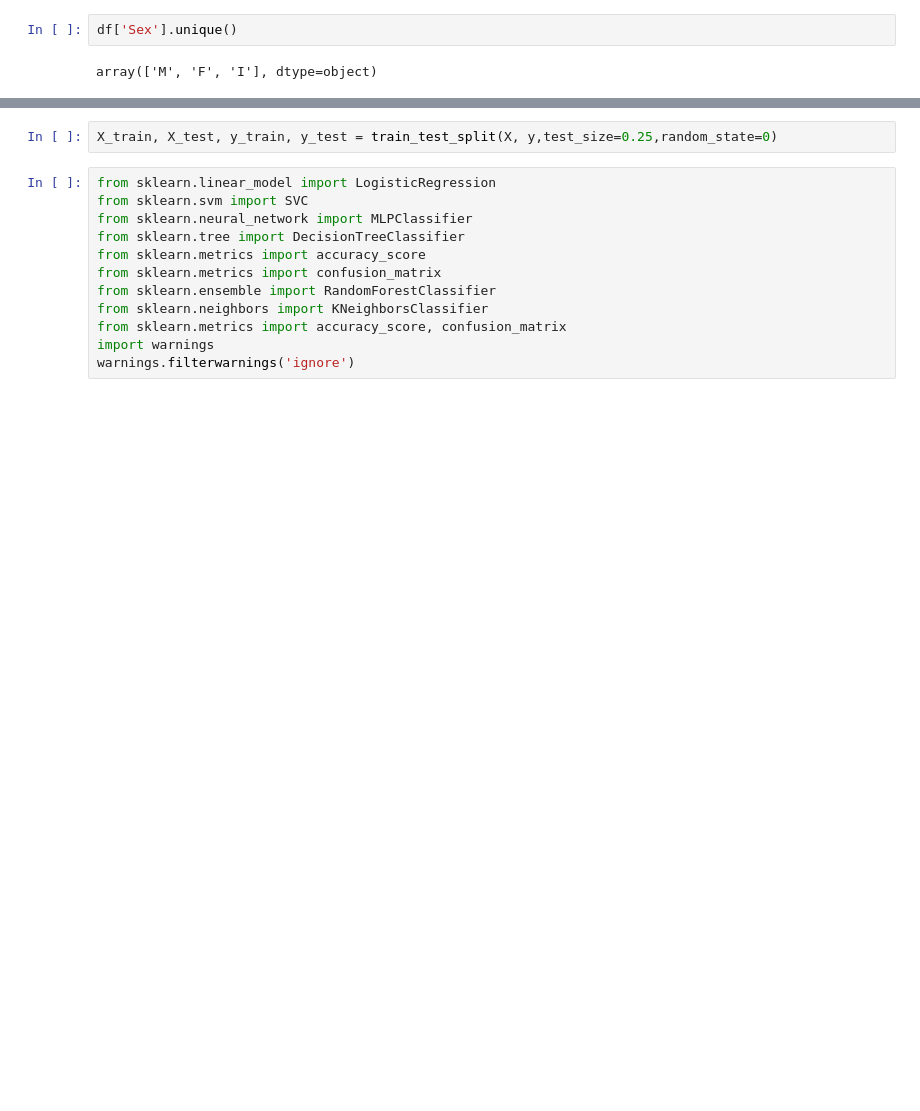
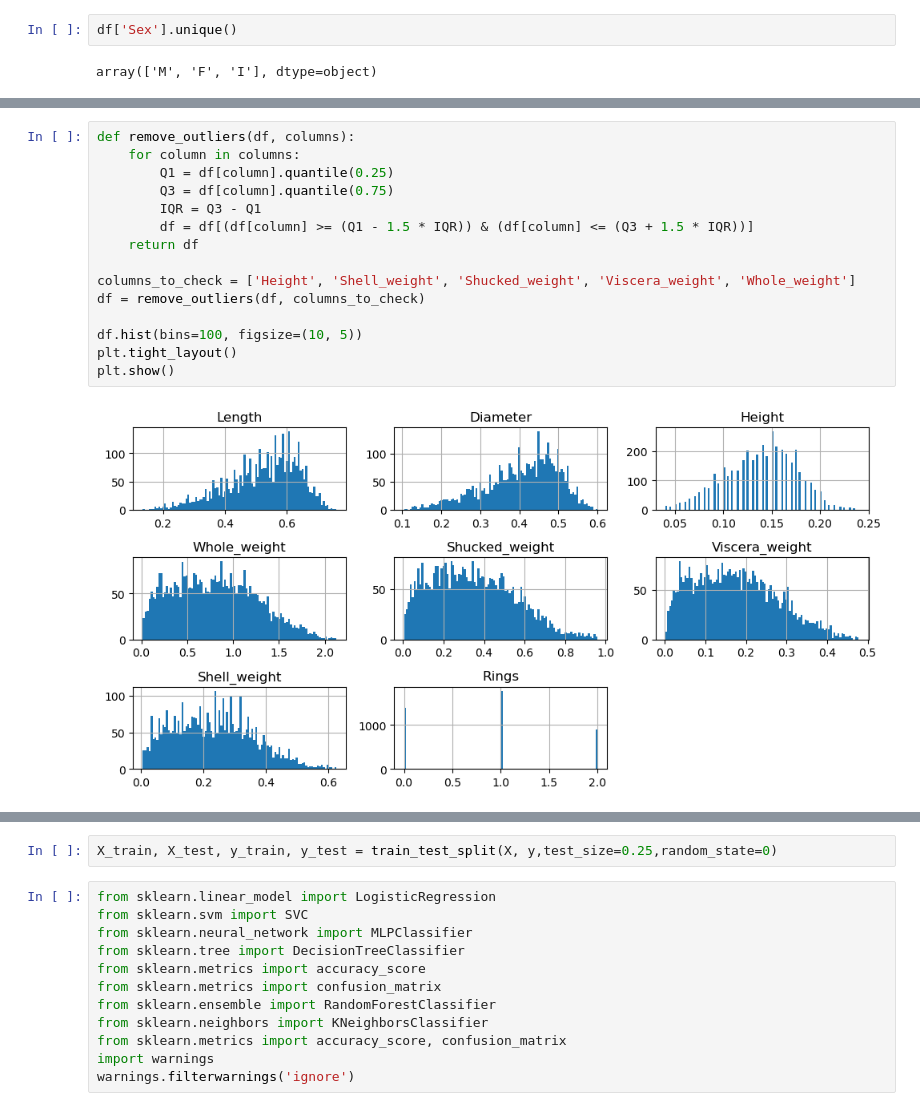
Before and after one commit to taeseokyang/ai-class, a Jupyter notebook: week 1/assignment(abalone).ipynb, the cells around one changed output, grey strips where cells are left out. Drawn from its saved outputs; the diff is of its cells as text; blank space fills up the shorter version.

```diff
--- a/week 1/assignment(abalone).ipynb
+++ b/week 1/assignment(abalone).ipynb
@@ -188,0 +174,17 @@ Name: Rings, Length: 4175, dtype: int64
+# %%
+def remove_outliers(df, columns):
+    for column in columns:
+        Q1 = df[column].quantile(0.25)
+        Q3 = df[column].quantile(0.75)
+        IQR = Q3 - Q1
+        df = df[(df[column] >= (Q1 - 1.5 * IQR)) & (df[column] <= (Q3 + 1.5 * IQR))]
+    return df
+
+columns_to_check = ['Height', 'Shell_weight', 'Shucked_weight', 'Viscera_weight', 'Whole_weight']
+df = remove_outliers(df, columns_to_check)
+
+df.hist(bins=100, figsize=(10, 5))
+plt.tight_layout()
+plt.show()
+# %% [output]
+[figure, added]
```
Also changed, not shown: parts of 30 cells of this notebook.
